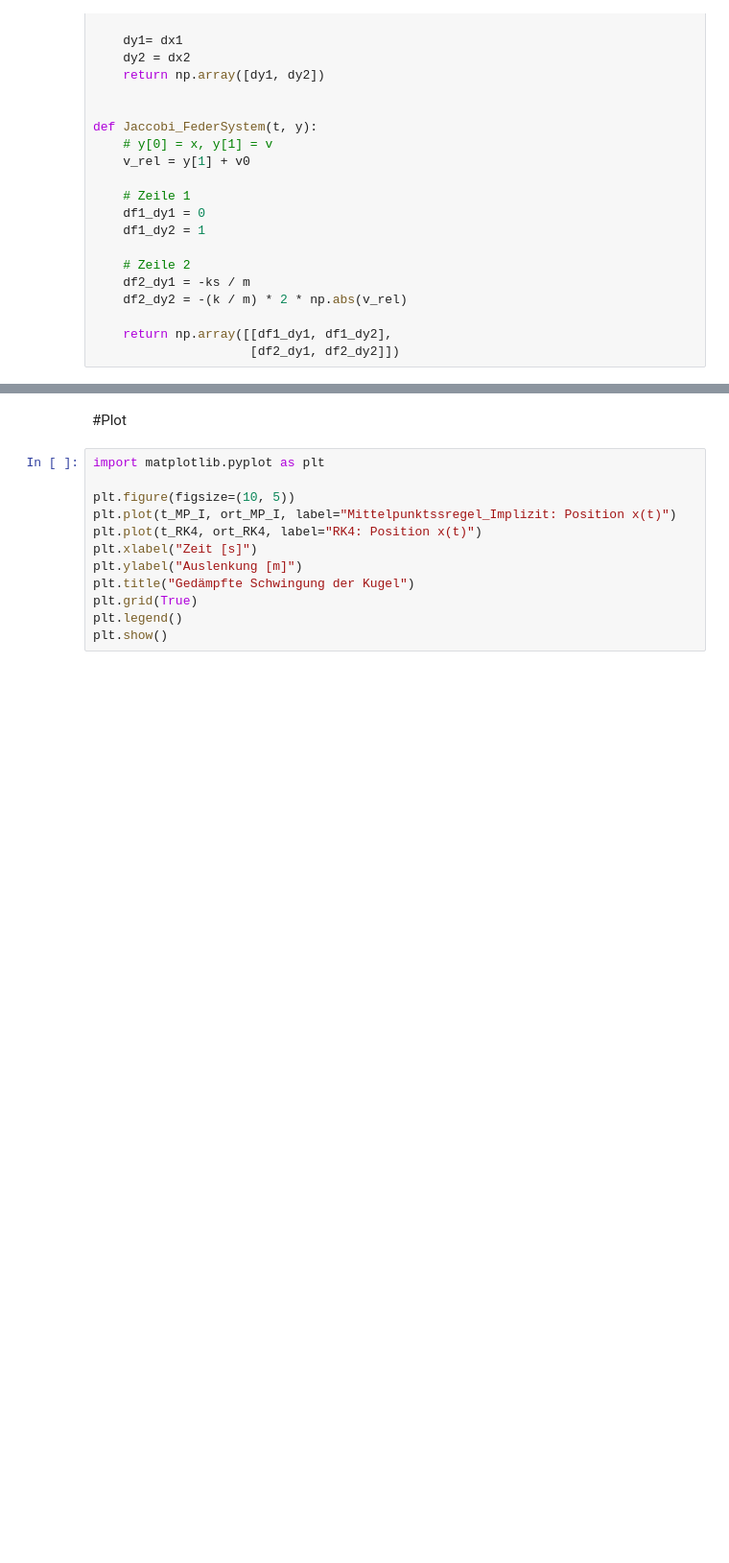
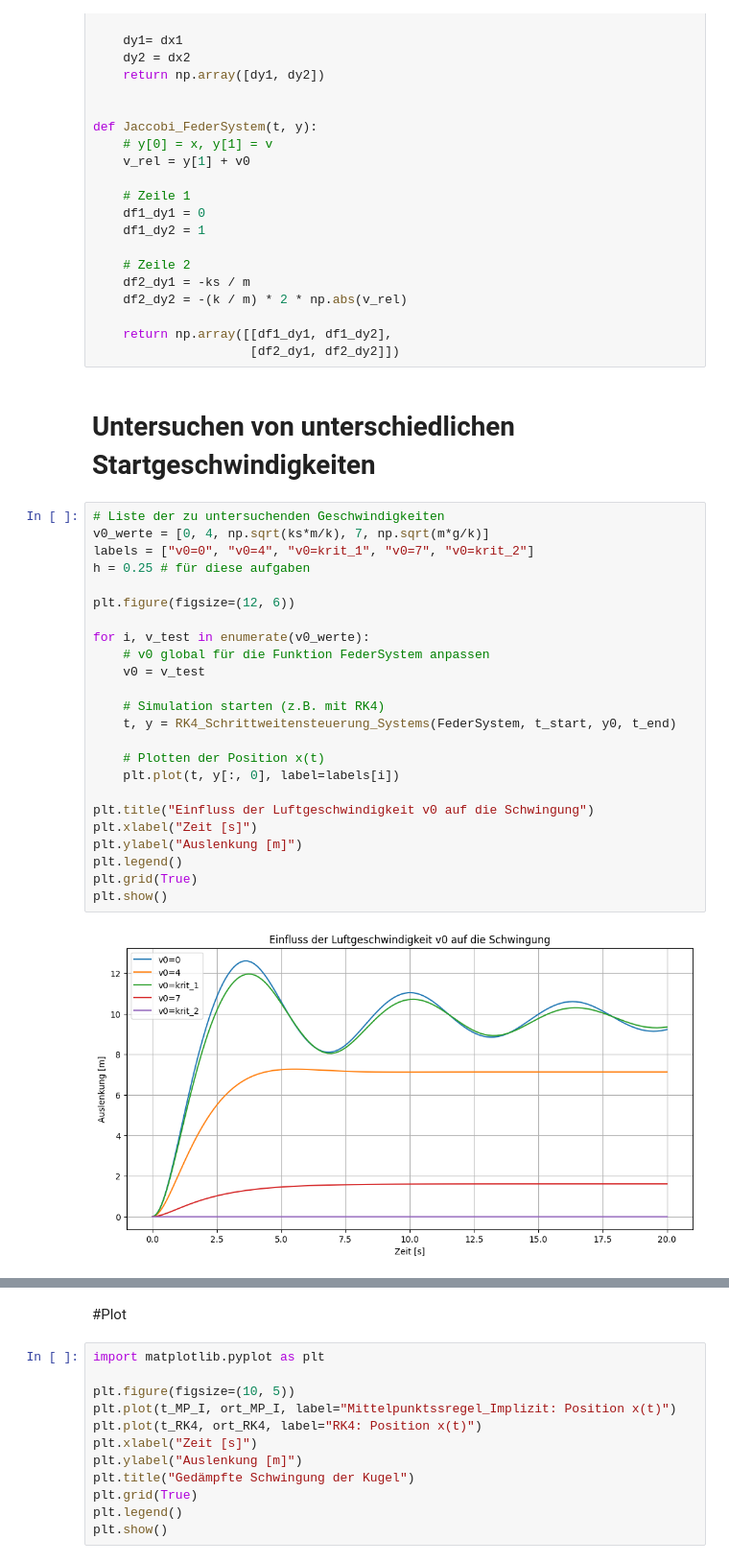
Before and after one commit to BieriCyril/ZHAW_STt_NUM1, a Jupyter notebook: NUM1_Praktikum_W12.ipynb, the cells around one changed output, grey strips where cells are left out. Shown at 96% size. Drawn from its saved outputs; the diff is of its cells as text; blank space fills up the shorter version.

```diff
--- a/NUM1_Praktikum_W12.ipynb
+++ b/NUM1_Praktikum_W12.ipynb
@@ -195,3 +195,31 @@ def Jaccobi_FederSystem(t, y):
 
     return np.array([[df1_dy1, df1_dy2],
                      [df2_dy1, df2_dy2]])
+# %% [markdown]
+# Untersuchen von unterschiedlichen Startgeschwindigkeiten
+# %%
+# Liste der zu untersuchenden Geschwindigkeiten
+v0_werte = [0, 4, np.sqrt(ks*m/k), 7, np.sqrt(m*g/k)]
+labels = ["v0=0", "v0=4", "v0=krit_1", "v0=7", "v0=krit_2"]
+h = 0.25 # für diese aufgaben
+
+plt.figure(figsize=(12, 6))
+
+for i, v_test in enumerate(v0_werte):
+    # v0 global für die Funktion FederSystem anpassen
+    v0 = v_test
+
+    # Simulation starten (z.B. mit RK4)
+    t, y = RK4_Schrittweitensteuerung_Systems(FederSystem, t_start, y0, t_end)
+
+    # Plotten der Position x(t)
+    plt.plot(t, y[:, 0], label=labels[i])
+
+plt.title("Einfluss der Luftgeschwindigkeit v0 auf die Schwingung")
+plt.xlabel("Zeit [s]")
+plt.ylabel("Auslenkung [m]")
+plt.legend()
+plt.grid(True)
+plt.show()
+# %% [output]
+[figure, added]
```
Also changed, not shown: parts of 3 cells of this notebook.
